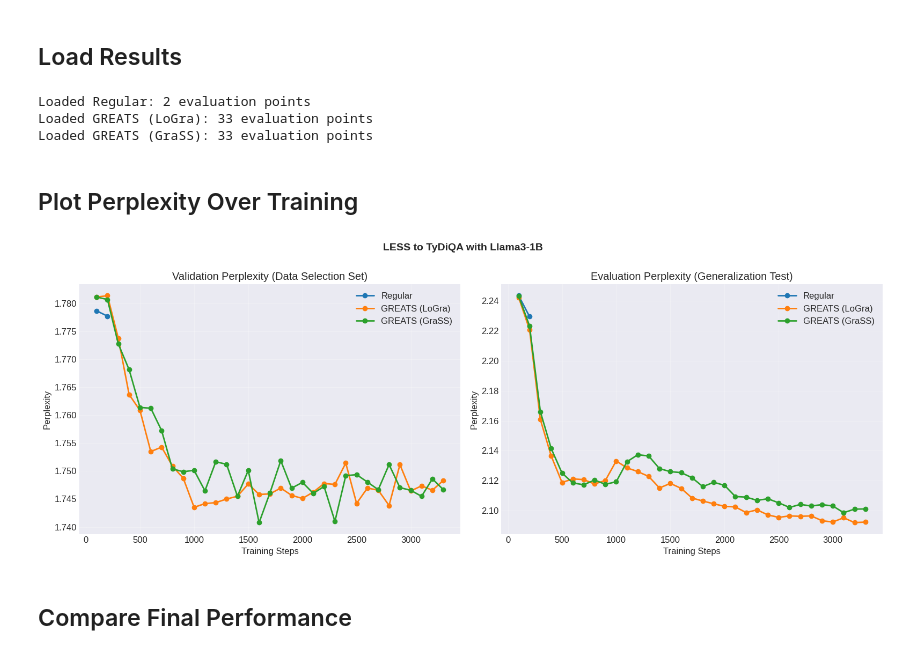
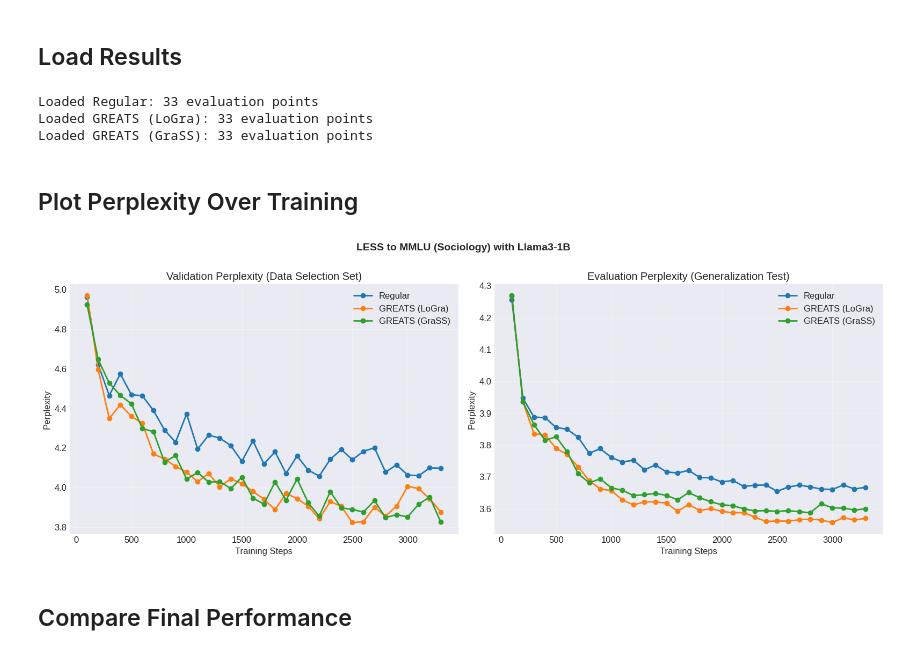
Before and after one commit to TRAIS-Lab/Dr.Post-Training, a Jupyter notebook: experiment/plot.ipynb, the cells around one changed output. Drawn from its saved outputs; the diff is of its cells as text; code cells hidden in the pictures.

```diff
--- a/experiment/plot.ipynb
+++ b/experiment/plot.ipynb
@@ -29,9 +29,9 @@ def load_results(result_path):
 
 dataset_percentage='0.1'
 batch_size=8
-n_val=5
+n_val=8
 model='llama3-1b'
-topic='tydiqa' # sociology, abstract_algebra, machine_learning, or tydiqa
+topic='sociology' # sociology, abstract_algebra, machine_learning, or tydiqa
 lr='5e-05'
 seed='3'
 
@@ -52,7 +52,7 @@ for name, path in experiments.items():
     else:
         print(f"Warning: {path} not found")
 # %% [output]
-Loaded Regular: 2 evaluation points
+Loaded Regular: 33 evaluation points
 Loaded GREATS (LoGra): 33 evaluation points
 Loaded GREATS (GraSS): 33 evaluation points
 # %% [markdown]
@@ -63,7 +63,7 @@ max_steps = None  # Change to e.g., 100 to plot only first 100 steps
 step_interval = None  # Change to e.g., 5 to plot every 5th step
 
 if topic == 'tydiqa':
-    plot_title = f"LESS to TyDiQA with {model.replace('_', ' ').title()}"
+    plot_title = f"LESS to TydiQA with {model.replace('_', ' ').title()}"
 else:
     plot_title = f"LESS to MMLU ({topic.replace('_', ' ').title()}) with {model.replace('_', ' ').title()}"
 
@@ -98,34 +98,34 @@ ax.legend()
 ax.grid(True, alpha=0.3)
 
 # Plot evaluation perplexity (large held-out set)
 ax = axes[1]
 for name, data in results.items():
     # Filter data by max_steps if specified
     if max_steps is not None:
         mask = data['steps'] <= max_steps
         steps = data['steps'][mask]
         eval_perp = data['eval_perplexity'][mask]
     else:
         steps = data['steps']
         eval_perp = data['eval_perplexity']
 
     # Sample every N-th step if step_interval is specified
     if step_interval is not None:
         indices = np.arange(0, len(steps), step_interval)
         steps = steps[indices]
         eval_perp = eval_perp[indices]
 
     ax.plot(steps, eval_perp, label=name, marker='o', linewidth=2)
 ax.set_xlabel('Training Steps')
 ax.set_ylabel('Perplexity')
 ax.set_title('Evaluation Perplexity (Generalization Test)')
 ax.legend()
 ax.grid(True, alpha=0.3)
 
 plt.tight_layout()
 plt.show()
 # %% [output]
-[figure, old version]
+[figure, new version]
 # %% [markdown]
 ## Compare Final Performance
 # %%
```
Also changed, not shown: parts of 5 cells of this notebook, 13 other files.
